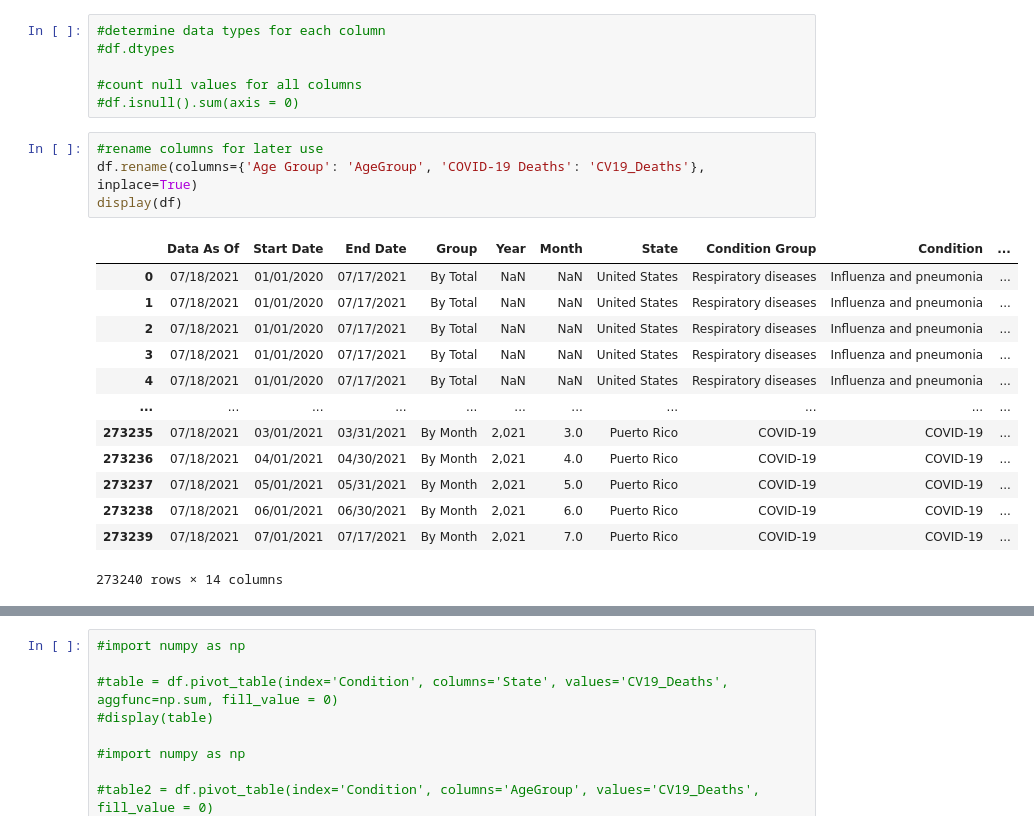
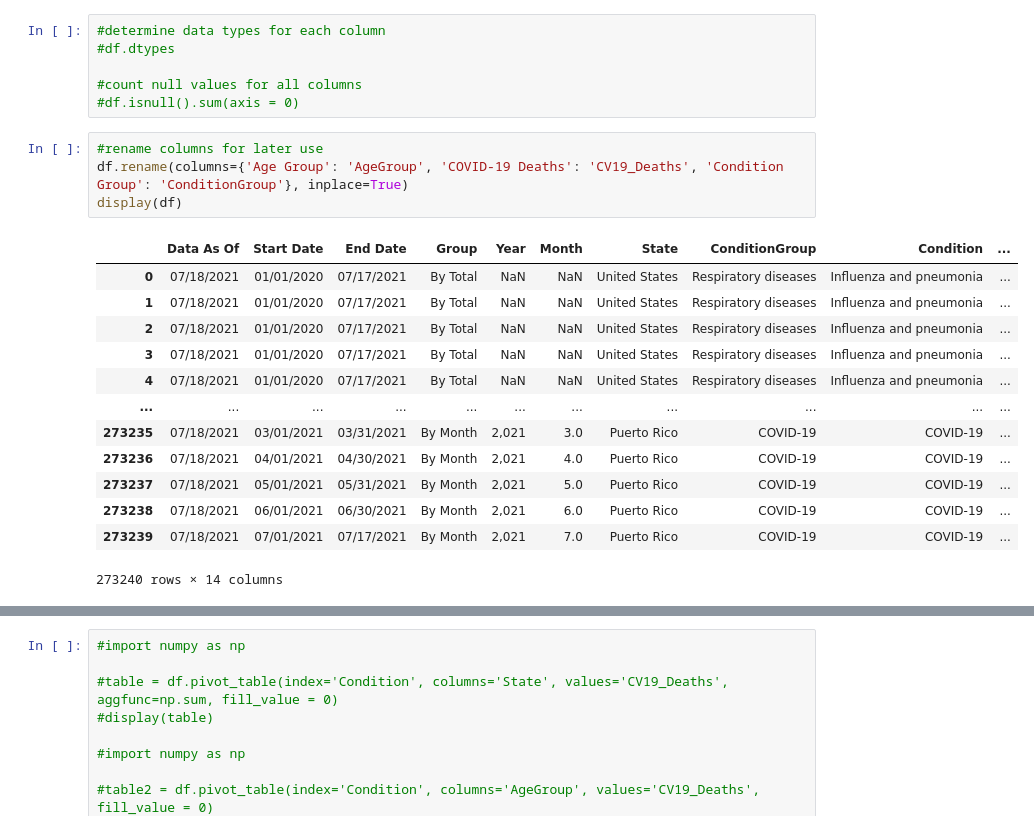
Before and after one commit to JScottLopez/github-ds, a Jupyter notebook: TIM_6500_JSLopez.ipynb, the cells around one changed output, grey strips where cells are left out. Saved outputs shown, nothing was run; the diff lists cells and outputs as text.

```diff
--- a/TIM_6500_JSLopez.ipynb
+++ b/TIM_6500_JSLopez.ipynb
@@ -40,10 +40,10 @@ display(df)
 #df.isnull().sum(axis = 0)
 # %%
 #rename columns for later use
-df.rename(columns={'Age Group': 'AgeGroup', 'COVID-19 Deaths': 'CV19_Deaths'}, inplace=True)
+df.rename(columns={'Age Group': 'AgeGroup', 'COVID-19 Deaths': 'CV19_Deaths', 'Condition Group': 'ConditionGroup'}, inplace=True)
 display(df)
 # %% [output]
-|  | Data As Of | Start Date | End Date | Group | Year | Month | State | Condition Group | Condition | ... |
+|  | Data As Of | Start Date | End Date | Group | Year | Month | State | ConditionGroup | Condition | ... |
 | 0 | 07/18/2021 | 01/01/2020 | 07/17/2021 | By Total | NaN | NaN | United States | Respiratory diseases | Influenza and pneumonia | ... |
 | 1 | 07/18/2021 | 01/01/2020 | 07/17/2021 | By Total | NaN | NaN | United States | Respiratory diseases | Influenza and pneumonia | ... |
 | 2 | 07/18/2021 | 01/01/2020 | 07/17/2021 | By Total | NaN | NaN | United States | Respiratory diseases | Influenza and pneumonia | ... |
```
Also changed, not shown: parts of 5 cells of this notebook.
